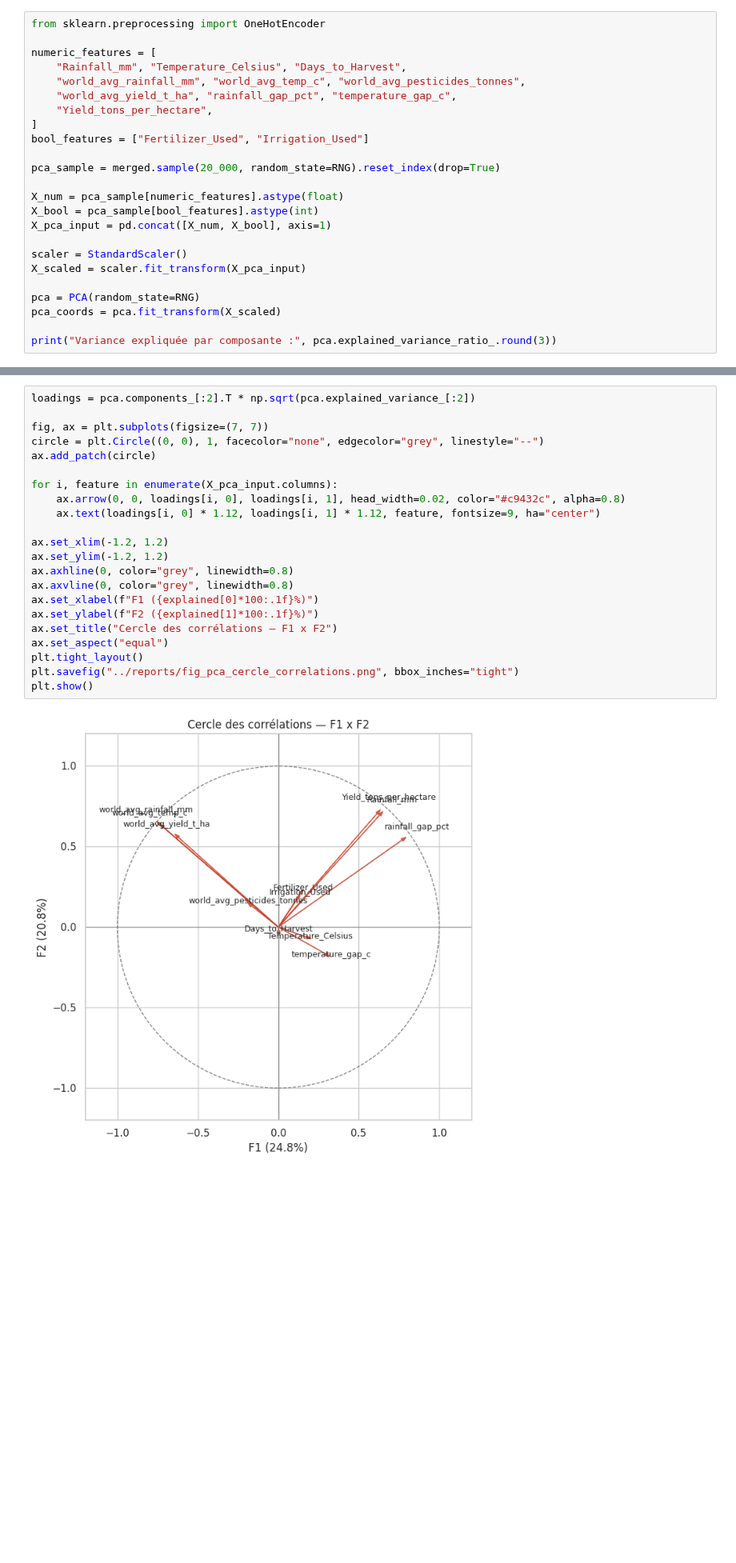
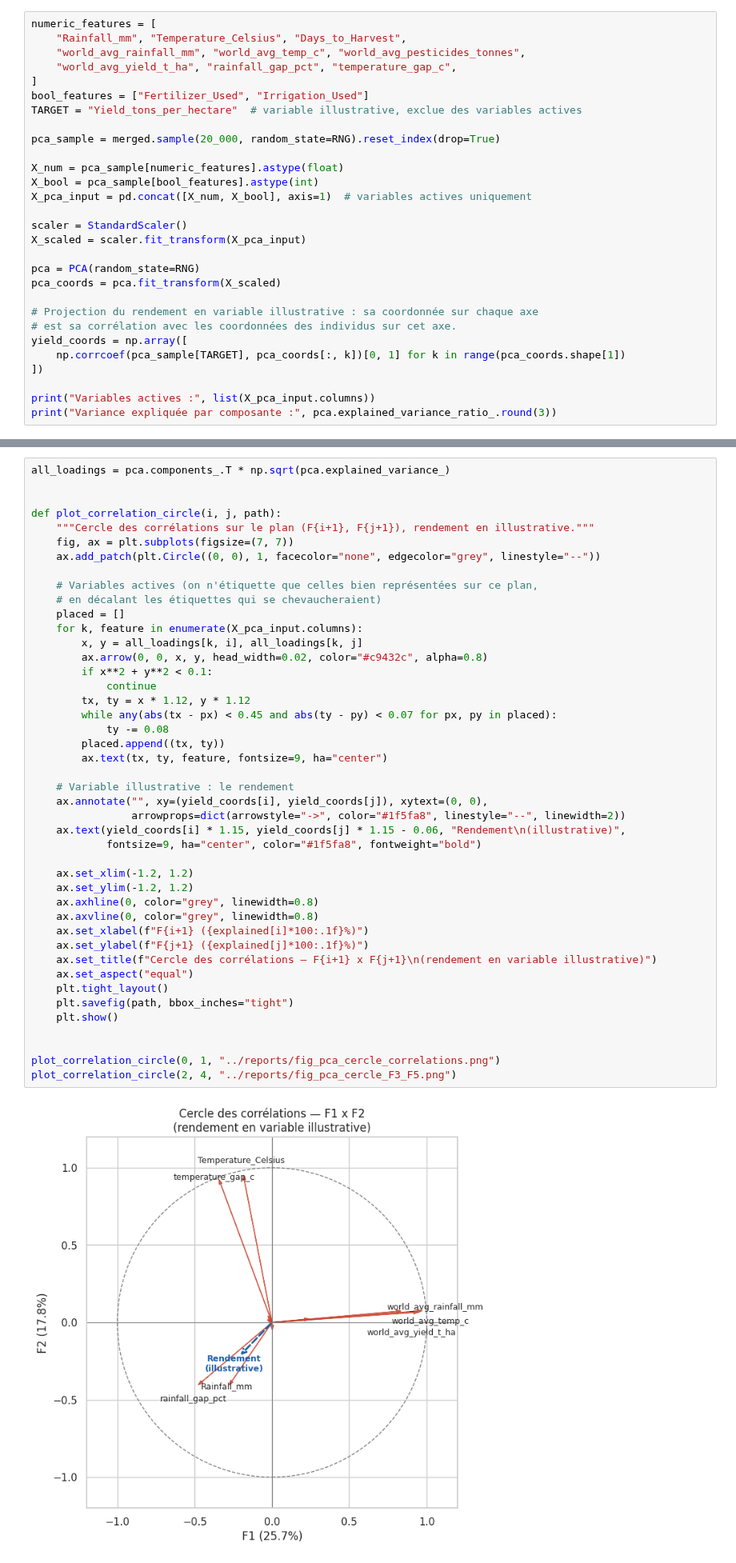
Before and after one commit to fatimaadda2878/agritech-crop-recommender, a Jupyter notebook: notebooks/01_data_merging_eda.ipynb, the cells around one changed output, grey strips where cells are left out. Shown at 80% size. Saved outputs shown, nothing was run; the diff lists cells and outputs as text; blank space fills up the shorter version.

```diff
--- a/notebooks/01_data_merging_eda.ipynb
+++ b/notebooks/01_data_merging_eda.ipynb
@@ -280,19 +287,17 @@ variables catégorielles en indicatrices avant de lancer l'ACP.
 # %%
-from sklearn.preprocessing import OneHotEncoder
-
 numeric_features = [
     "Rainfall_mm", "Temperature_Celsius", "Days_to_Harvest",
     "world_avg_rainfall_mm", "world_avg_temp_c", "world_avg_pesticides_tonnes",
     "world_avg_yield_t_ha", "rainfall_gap_pct", "temperature_gap_c",
-    "Yield_tons_per_hectare",
 ]
 bool_features = ["Fertilizer_Used", "Irrigation_Used"]
+TARGET = "Yield_tons_per_hectare"  # variable illustrative, exclue des variables actives
 
 pca_sample = merged.sample(20_000, random_state=RNG).reset_index(drop=True)
 
 X_num = pca_sample[numeric_features].astype(float)
 X_bool = pca_sample[bool_features].astype(int)
-X_pca_input = pd.concat([X_num, X_bool], axis=1)
+X_pca_input = pd.concat([X_num, X_bool], axis=1)  # variables actives uniquement
 
 scaler = StandardScaler()
 X_scaled = scaler.fit_transform(X_pca_input)
@@ -300,5 +305,12 @@ X_scaled = scaler.fit_transform(X_pca_input)
 pca = PCA(random_state=RNG)
 pca_coords = pca.fit_transform(X_scaled)
 
+# Projection du rendement en variable illustrative : sa coordonnée sur chaque axe
+# est sa corrélation avec les coordonnées des individus sur cet axe.
+yield_coords = np.array([
+    np.corrcoef(pca_sample[TARGET], pca_coords[:, k])[0, 1] for k in range(pca_coords.shape[1])
+])
+
+print("Variables actives :", list(X_pca_input.columns))
 print("Variance expliquée par composante :", pca.explained_variance_ratio_.round(3))
 # %% [output]
@@ -337,24 +356,46 @@ positivement, à l'opposé négativement, à 90° non corrélées.
 # %%
-loadings = pca.components_[:2].T * np.sqrt(pca.explained_variance_[:2])
+all_loadings = pca.components_.T * np.sqrt(pca.explained_variance_)
 
-fig, ax = plt.subplots(figsize=(7, 7))
-circle = plt.Circle((0, 0), 1, facecolor="none", edgecolor="grey", linestyle="--")
-ax.add_patch(circle)
 
-for i, feature in enumerate(X_pca_input.columns):
-    ax.arrow(0, 0, loadings[i, 0], loadings[i, 1], head_width=0.02, color="#c9432c", alpha=0.8)
-    ax.text(loadings[i, 0] * 1.12, loadings[i, 1] * 1.12, feature, fontsize=9, ha="center")
+def plot_correlation_circle(i, j, path):
+    """Cercle des corrélations sur le plan (F{i+1}, F{j+1}), rendement en illustrative."""
+    fig, ax = plt.subplots(figsize=(7, 7))
+    ax.add_patch(plt.Circle((0, 0), 1, facecolor="none", edgecolor="grey", linestyle="--"))
 
-ax.set_xlim(-1.2, 1.2)
-ax.set_ylim(-1.2, 1.2)
-ax.axhline(0, color="grey", linewidth=0.8)
-ax.axvline(0, color="grey", linewidth=0.8)
-ax.set_xlabel(f"F1 ({explained[0]*100:.1f}%)")
-ax.set_ylabel(f"F2 ({explained[1]*100:.1f}%)")
-ax.set_title("Cercle des corrélations — F1 x F2")
-ax.set_aspect("equal")
-plt.tight_layout()
-plt.savefig("../reports/fig_pca_cercle_correlations.png", bbox_inches="tight")
-plt.show()
+    # Variables actives (on n'étiquette que celles bien représentées sur ce plan,
+    # en décalant les étiquettes qui se chevaucheraient)
+    placed = []
+    for k, feature in enumerate(X_pca_input.columns):
+        x, y = all_loadings[k, i], all_loadings[k, j]
+        ax.arrow(0, 0, x, y, head_width=0.02, color="#c9432c", alpha=0.8)
+        if x**2 + y**2 < 0.1:
+            continue
+        tx, ty = x * 1.12, y * 1.12
+        while any(abs(tx - px) < 0.45 and abs(ty - py) < 0.07 for px, py in placed):
+            ty -= 0.08
+        placed.append((tx, ty))
+        ax.text(tx, ty, feature, fontsize=9, ha="center")
+
+    # Variable illustrative : le rendement
+    ax.annotate("", xy=(yield_coords[i], yield_coords[j]), xytext=(0, 0),
+                arrowprops=dict(arrowstyle="->", color="#1f5fa8", linestyle="--", linewidth=2))
+    ax.text(yield_coords[i] * 1.15, yield_coords[j] * 1.15 - 0.06, "Rendement\n(illustrative)",
+            fontsize=9, ha="center", color="#1f5fa8", fontweight="bold")
+
+    ax.set_xlim(-1.2, 1.2)
+    ax.set_ylim(-1.2, 1.2)
+    ax.axhline(0, color="grey", linewidth=0.8)
+    ax.axvline(0, color="grey", linewidth=0.8)
+    ax.set_xlabel(f"F{i+1} ({explained[i]*100:.1f}%)")
+    ax.set_ylabel(f"F{j+1} ({explained[j]*100:.1f}%)")
+    ax.set_title(f"Cercle des corrélations — F{i+1} x F{j+1}\n(rendement en variable illustrative)")
+    ax.set_aspect("equal")
+    plt.tight_layout()
+    plt.savefig(path, bbox_inches="tight")
+    plt.show()
+
+
+plot_correlation_circle(0, 1, "../reports/fig_pca_cercle_correlations.png")
+plot_correlation_circle(2, 4, "../reports/fig_pca_cercle_F3_F5.png")
 # %% [output]
-[figure, old version]
+[figure, new version]
```
Also changed, not shown: parts of 14 cells of this notebook, 16 other files.
